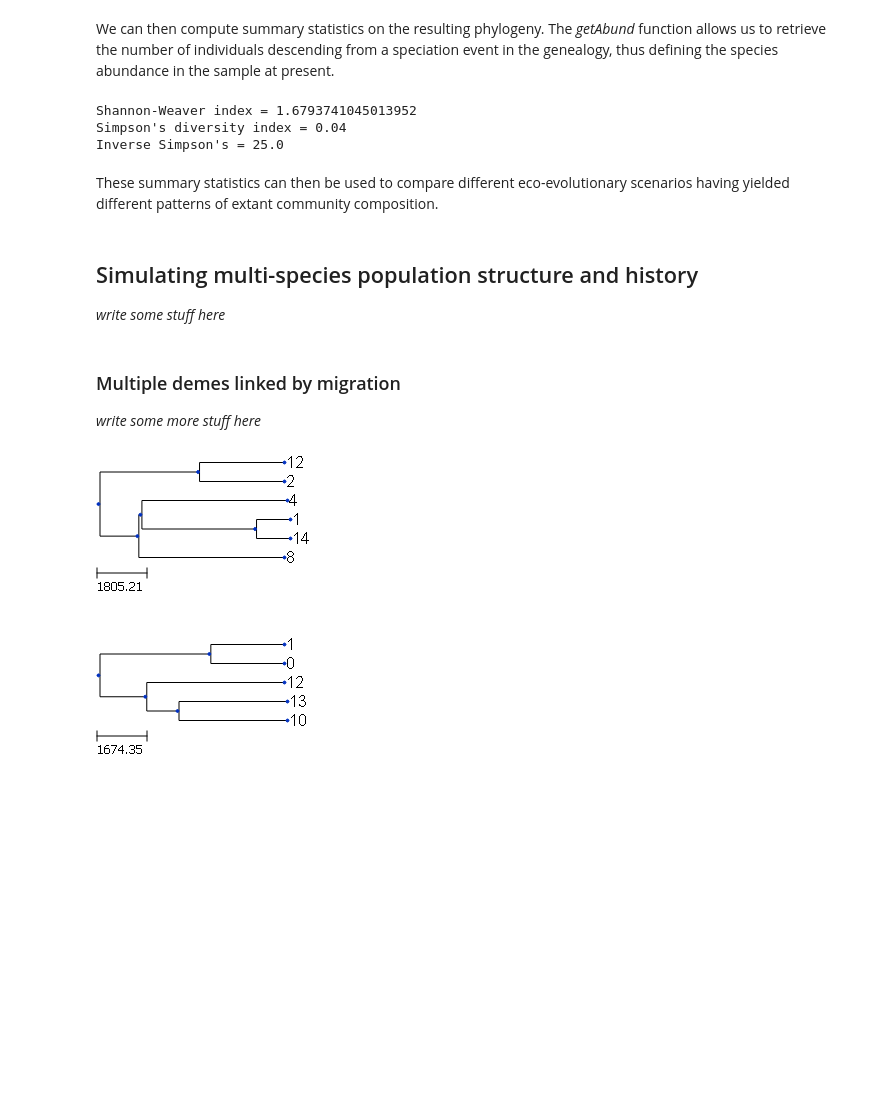
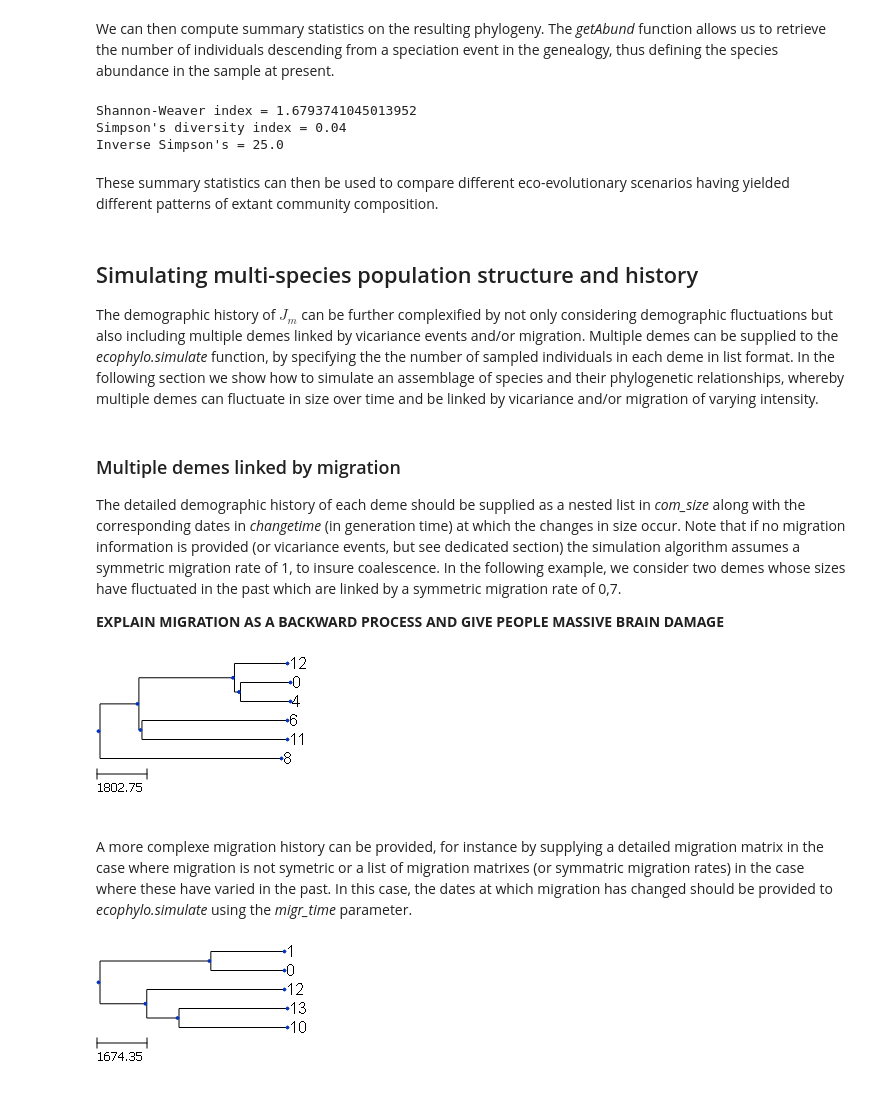
Before and after one commit to thegreatlizzyator/ecophylo, a Jupyter notebook: ms mee/ms.ipynb, the cells around one changed output. Saved outputs shown, nothing was run; the diff lists cells and outputs as text; code cells hidden in the pictures; blank space fills up the shorter version.

```diff
--- a/ms mee/ms.ipynb
+++ b/ms mee/ms.ipynb
@@ -61,42 +63,44 @@ abund = ecophylo.getAbund(tree)
 shannon = -sum([a/sum(abund)*np.log(a/sum(abund)) for a in abund if a != 0])
 simpson = sum([a/sum(abund)**2 for a in abund if a != 0])
 invsimpson = 1/simpson
-
-print("Shannon-Weaver index = " + str(shannon))
-print("Simpson's diversity index = " + str(simpson))
-print("Inverse Simpson's = " + str(invsimpson))
-# %% [output]
-Shannon-Weaver index = 1.6793741045013952
-Simpson's diversity index = 0.04
-Inverse Simpson's = 25.0
+# %%
+print("Shannon-Weaver index = " + str(shannon))
+print("Simpson's diversity index = " + str(simpson))
+print("Inverse Simpson's = " + str(invsimpson))
+# %% [output]
+Shannon-Weaver index = 1.6793741045013952
+Simpson's diversity index = 0.04
+Inverse Simpson's = 25.0
 # %% [markdown]
 These summary statistics can then be used to compare different eco-evolutionary scenarios having yielded different patterns of extant community composition.
 # %% [markdown]
 ## Simulating multi-species population structure and history
 
-*write some stuff here*
+The demographic history of $J_m$ can be further complexified by not only considering demographic fluctuations but also including multiple demes linked by vicariance events and/or migration. Multiple demes can be supplied to the *ecophylo.simulate* function, by specifying the the number of sampled individuals in each deme in list format. In the following section we show how to simulate an assemblage of species and their phylogenetic relationships, whereby multiple demes can fluctuate in size over time and be linked by vicariance and/or migration of varying intensity.
 # %% [markdown]
 ### Multiple demes linked by migration
 
-*write some more stuff here*
+The detailed demographic history of each deme should be supplied as a nested list in *com_size* along with the corresponding dates in *changetime* (in generation time) at which the changes in size occur. Note that if no migration information is provided (or vicariance events, but see dedicated section) the simulation algorithm assumes a symmetric migration rate of 1, to insure coalescence. In the following example, we consider two demes whose sizes have fluctuated in the past which are linked by a symmetric migration rate of 0,7.
+
+**EXPLAIN MIGRATION AS A BACKWARD PROCESS AND GIVE PEOPLE MASSIVE BRAIN DAMAGE**
 # %%
 samples = [5, 10] # the number of sampled individuals in each deme
 com_size = [[1000,2500],[4000,5000,6000]] # the sizes of the demes in the past, again the first element should be the present deme size
 changetime = [[0,100], [0,300,400]] # the dates in the past (in generation time) at wich each demes has changed size
 
-migr = [1, 0.5, 0.8, 0.7] # the symmetric migration rates between demes in the past, the first element is the current migration rate
-migr_time = [0, 100, 200, 300] # the dates in the past (in generation time) at which the symmetrc migration rate has changed
+migr = 0.7 # the symmetric migration rate between demes
 
 tree = ecophylo.simulate(samples = samples,
                          com_size= com_size,
                          mu = mu,
                          changetime= changetime,
-                         migr = migr,
-                         migr_time = migr_time, seed= 42)
+                         migr = migr, seed= 42)
 
 tree.render("%%inline")
 # %% [output]
-[figure, old version]
+[figure, new version]
+# %% [markdown]
+A more complexe migration history can be provided, for instance by supplying a detailed migration matrix in the case where migration is not symetric or a list of migration matrixes (or symmatric migration rates) in the case where these have varied in the past. In this case, the dates at which migration has changed should be provided to *ecophylo.simulate* using the *migr_time* parameter.
 # %%
 samples = [5, 10] # the number of sampled individuals in each deme
 com_size = [[1000,2500],[4000,5000,6000]] # the sizes of the demes in the past, again the first element should be the present deme size
```
Also changed, not shown: parts of 6 cells of this notebook.
